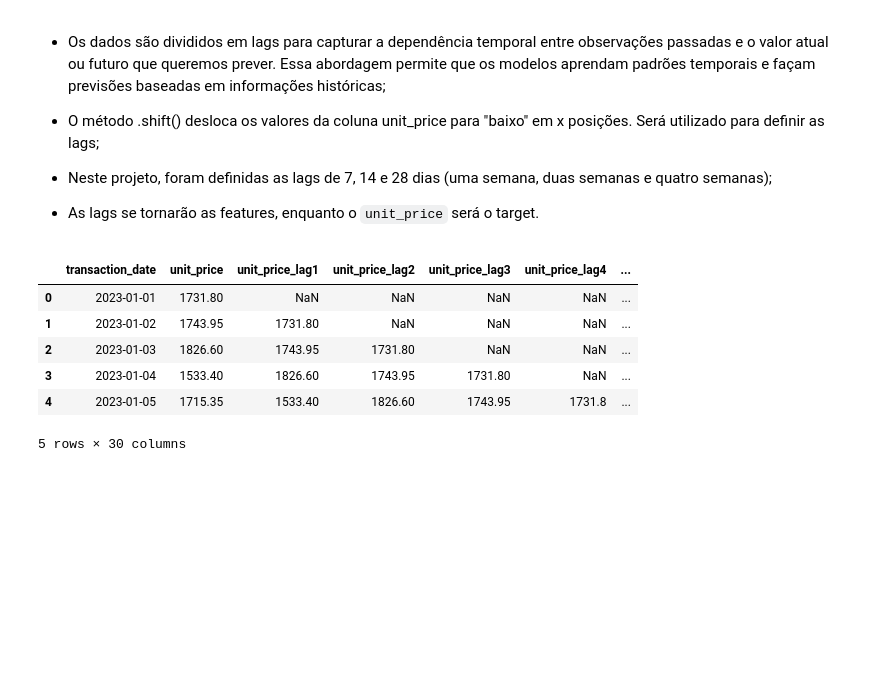
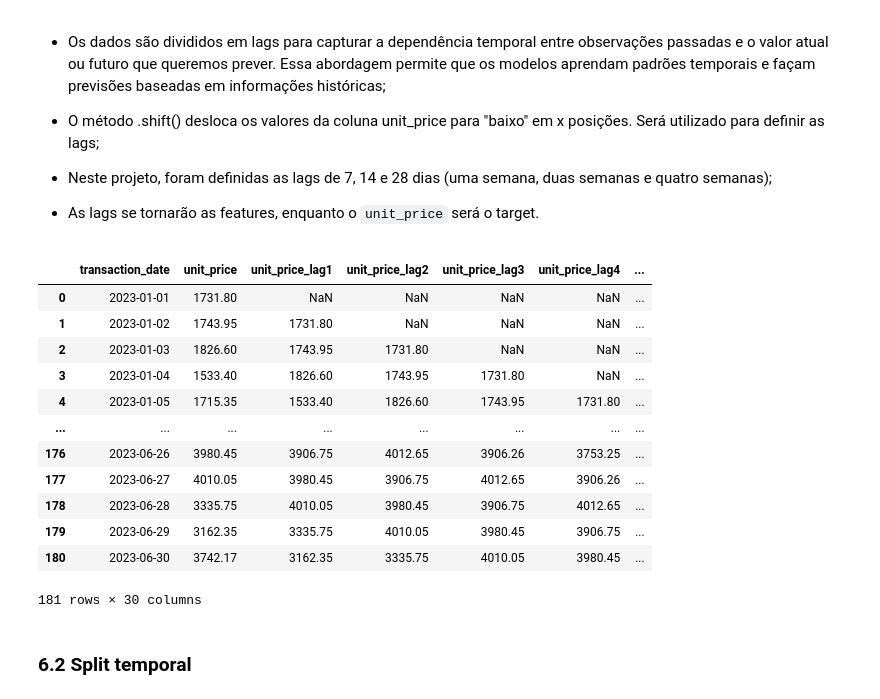
Before and after one commit to deborabmfreitas/coffee-shop-sales-prediction, a Jupyter notebook: coffee-shop-sales-prediction.ipynb, the cells around one changed output. Cells and saved outputs as stored; diff of their text form; code cells hidden in the pictures; blank space fills up the shorter version.

```diff
--- a/coffee-shop-sales-prediction.ipynb
+++ b/coffee-shop-sales-prediction.ipynb
@@ -406,18 +368,3 @@ plt.show()
 * Neste projeto, foram definidas as lags de 7, 14 e 28 dias (uma semana, duas semanas e quatro semanas);
 
 * As lags se tornarão as features, enquanto o `unit_price` será o target.
-# %%
-# Definindo diferentes lags (1 a 28)
-
-for lag in range(1, 29):
-    df_train_grouped[f'unit_price_lag{lag}'] = df_train_grouped['unit_price'].shift(lag)
-# %%
-df_train_grouped.head(5)
-# %% [output]
-|  | transaction_date | unit_price | unit_price_lag1 | unit_price_lag2 | unit_price_lag3 | unit_price_lag4 | ... |
-| 0 | 2023-01-01 | 1731.80 | NaN | NaN | NaN | NaN | ... |
-| 1 | 2023-01-02 | 1743.95 | 1731.80 | NaN | NaN | NaN | ... |
-| 2 | 2023-01-03 | 1826.60 | 1743.95 | 1731.80 | NaN | NaN | ... |
-| 3 | 2023-01-04 | 1533.40 | 1826.60 | 1743.95 | 1731.80 | NaN | ... |
-| 4 | 2023-01-05 | 1715.35 | 1533.40 | 1826.60 | 1743.95 | 1731.8 | ... |
-5 rows × 30 columns
@@ -428,0 +371,27 @@ df_train_grouped.head(5)
+# %%
+data_grouped = data.groupby('transaction_date').agg({'unit_price':'sum'}).reset_index()
+# %%
+# criação das lags
+
+for lag in range(1, 29):
+    data_grouped[f'unit_price_lag{lag}'] = data_grouped['unit_price'].shift(lag)
+# %%
+# Dados com as features a serem utilizadas pelo modelo
+
+data_grouped
+# %% [output]
+|  | transaction_date | unit_price | unit_price_lag1 | unit_price_lag2 | unit_price_lag3 | unit_price_lag4 | ... |
+| 0 | 2023-01-01 | 1731.80 | NaN | NaN | NaN | NaN | ... |
+| 1 | 2023-01-02 | 1743.95 | 1731.80 | NaN | NaN | NaN | ... |
+| 2 | 2023-01-03 | 1826.60 | 1743.95 | 1731.80 | NaN | NaN | ... |
+| 3 | 2023-01-04 | 1533.40 | 1826.60 | 1743.95 | 1731.80 | NaN | ... |
+| 4 | 2023-01-05 | 1715.35 | 1533.40 | 1826.60 | 1743.95 | 1731.80 | ... |
+| ... | ... | ... | ... | ... | ... | ... | ... |
+| 176 | 2023-06-26 | 3980.45 | 3906.75 | 4012.65 | 3906.26 | 3753.25 | ... |
+| 177 | 2023-06-27 | 4010.05 | 3980.45 | 3906.75 | 4012.65 | 3906.26 | ... |
+| 178 | 2023-06-28 | 3335.75 | 4010.05 | 3980.45 | 3906.75 | 4012.65 | ... |
+| 179 | 2023-06-29 | 3162.35 | 3335.75 | 4010.05 | 3980.45 | 3906.75 | ... |
+| 180 | 2023-06-30 | 3742.17 | 3162.35 | 3335.75 | 4010.05 | 3980.45 | ... |
+181 rows × 30 columns
+# %% [markdown]
+### 6.2 Split temporal
```
Also changed, not shown: parts of 32 cells of this notebook.
